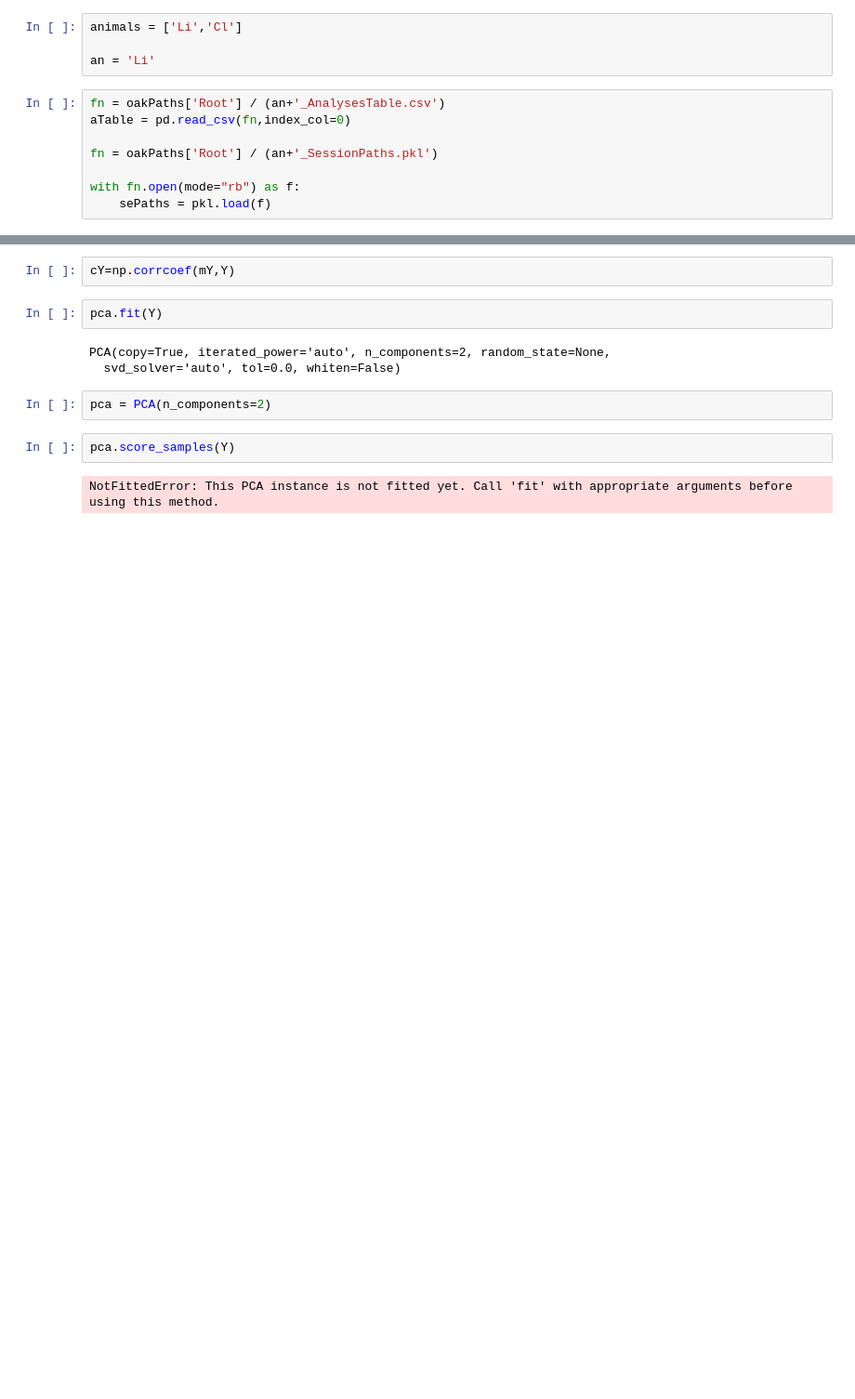
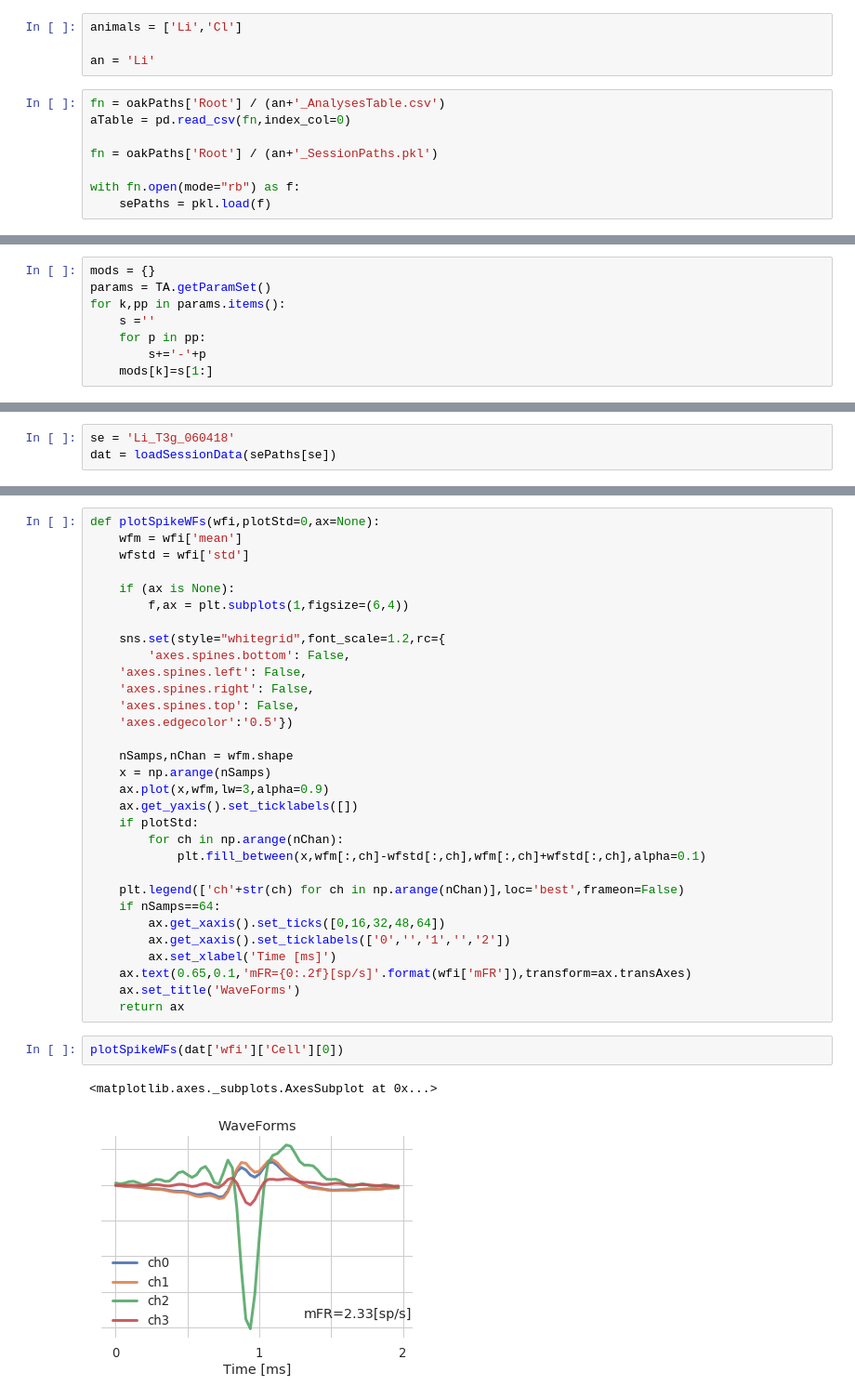
Before and after one commit to alexgonzl/TreeMazeAnalyses, a Jupyter notebook: Notebooks/singleCellPlots.ipynb, the cells around one changed output, grey strips where cells are left out. Shown: that part at 93% size. Saved outputs shown, nothing was run; the diff lists cells and outputs as text; blank space fills up the shorter version.

Commit message:
mods and summary plotting for each cell

```diff
--- a/Notebooks/singleCellPlots.ipynb
+++ b/Notebooks/singleCellPlots.ipynb
@@ -426,0 +45,8 @@ x=np.histogram(np.diff(spikes)/SR*1000,bins=np.linspace(-1,20,25))
+# %%
+mods = {}
+params = TA.getParamSet()
+for k,pp in params.items():
+    s =''
+    for p in pp:
+        s+='-'+p
+    mods[k]=s[1:]
@@ -426,0 +100,3 @@ x=np.histogram(np.diff(spikes)/SR*1000,bins=np.linspace(-1,20,25))
+# %%
+se = 'Li_T3g_060418'
+dat = loadSessionData(sePaths[se])
@@ -455,13 +125,36 @@ array([[  233,   367,   276, ...,   202,  -416,   312],
-# %%
-cY=np.corrcoef(mY,Y)
-# %%
-pca.fit(Y)
-# %% [output]
-PCA(copy=True, iterated_power='auto', n_components=2, random_state=None,
-  svd_solver='auto', tol=0.0, whiten=False)
-# %%
-pca = PCA(n_components=2)
-# %%
-pca.score_samples(Y)
-# %% [output]
-NotFittedError: This PCA instance is not fitted yet. Call 'fit' with appropriate arguments before using this method.
+# %%
+def plotSpikeWFs(wfi,plotStd=0,ax=None):
+    wfm = wfi['mean']
+    wfstd = wfi['std']
+
+    if (ax is None):
+        f,ax = plt.subplots(1,figsize=(6,4))
+
+    sns.set(style="whitegrid",font_scale=1.2,rc={
+        'axes.spines.bottom': False,
+    'axes.spines.left': False,
+    'axes.spines.right': False,
+    'axes.spines.top': False,
+    'axes.edgecolor':'0.5'})
+
+    nSamps,nChan = wfm.shape
+    x = np.arange(nSamps)
+    ax.plot(x,wfm,lw=3,alpha=0.9)
+    ax.get_yaxis().set_ticklabels([])
+    if plotStd:
+        for ch in np.arange(nChan):
+            plt.fill_between(x,wfm[:,ch]-wfstd[:,ch],wfm[:,ch]+wfstd[:,ch],alpha=0.1)
+
+    plt.legend(['ch'+str(ch) for ch in np.arange(nChan)],loc='best',frameon=False)
+    if nSamps==64:
+        ax.get_xaxis().set_ticks([0,16,32,48,64])
+        ax.get_xaxis().set_ticklabels(['0','','1','','2'])
+        ax.set_xlabel('Time [ms]')
+    ax.text(0.65,0.1,'mFR={0:.2f}[sp/s]'.format(wfi['mFR']),transform=ax.transAxes)
+    ax.set_title('WaveForms')
+    return ax
+# %%
+plotSpikeWFs(dat['wfi']['Cell'][0])
+# %% [output]
+<matplotlib.axes._subplots.AxesSubplot at 0x...>
+[figure, added]
```
Also changed, not shown: parts of 61 cells of this notebook, 11 other files.
